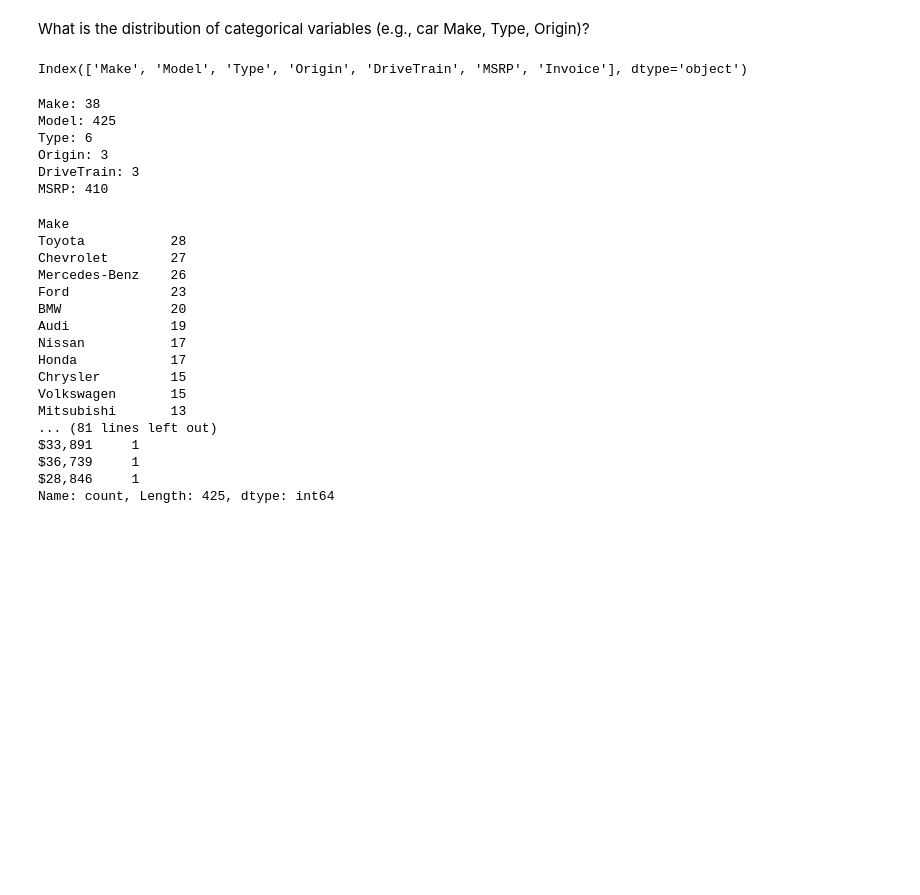
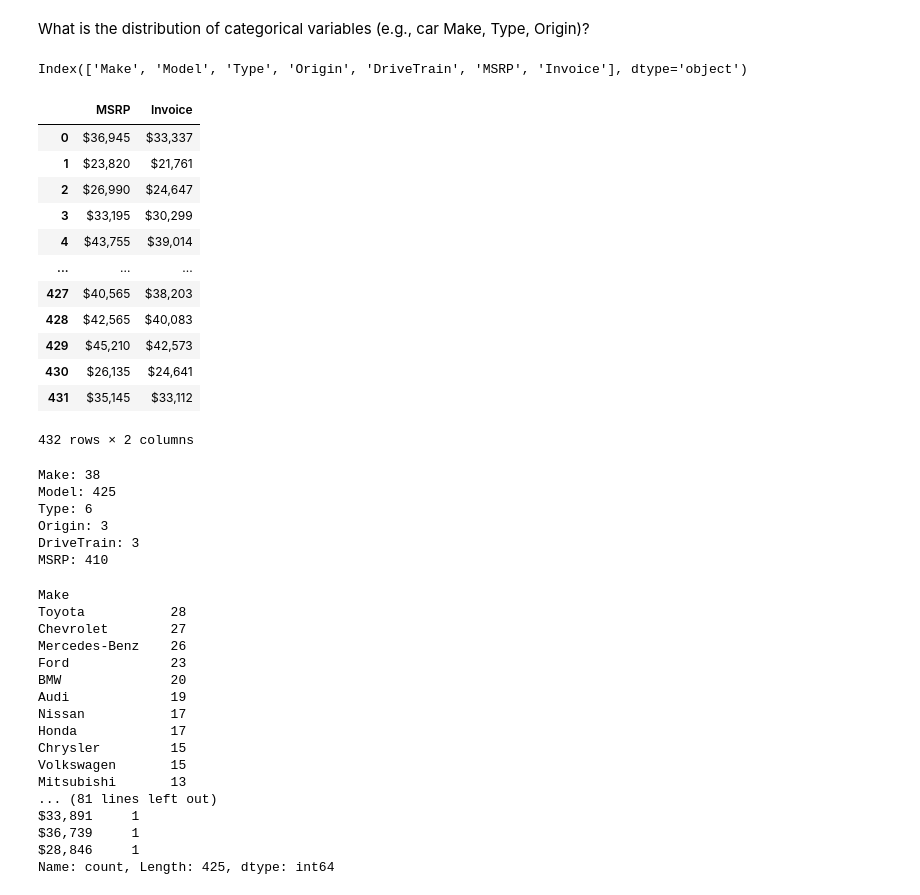
Before and after one commit to trailokya-world/Car-Data-Analysis, a Jupyter notebook: car_data_analysis/car_data_analysis.ipynb, the cells around one changed output. Cells and saved outputs as stored; diff of their text form; code cells hidden in the pictures; blank space fills up the shorter version.

```diff
--- a/car_data_analysis/car_data_analysis.ipynb
+++ b/car_data_analysis/car_data_analysis.ipynb
@@ -89,6 +89,22 @@ What is the distribution of categorical variables (e.g., car Make, Type, Origin)
 data.select_dtypes(include="object").columns
 # %% [output]
 Index(['Make', 'Model', 'Type', 'Origin', 'DriveTrain', 'MSRP', 'Invoice'], dtype='object')
+# %%
+data[["MSRP","Invoice"]]
+# %% [output]
+|  | MSRP | Invoice |
+| 0 | $36,945 | $33,337 |
+| 1 | $23,820 | $21,761 |
+| 2 | $26,990 | $24,647 |
+| 3 | $33,195 | $30,299 |
+| 4 | $43,755 | $39,014 |
+| ... | ... | ... |
+| 427 | $40,565 | $38,203 |
+| 428 | $42,565 | $40,083 |
+| 429 | $45,210 | $42,573 |
+| 430 | $26,135 | $24,641 |
+| 431 | $35,145 | $33,112 |
+432 rows × 2 columns
 # %%
 for i in data.drop(columns=["Invoice"]).select_dtypes(include="object").columns:
 
```
Also changed, not shown: parts of 1 cell of this notebook.
